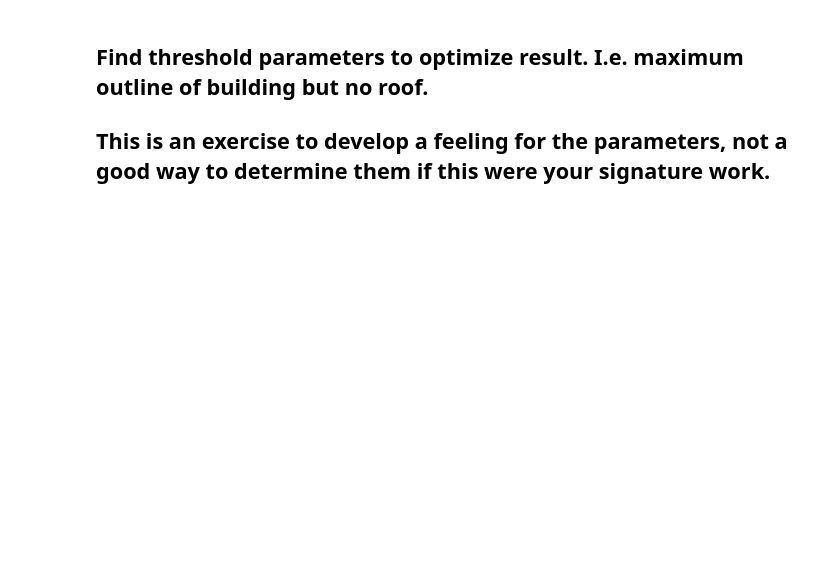
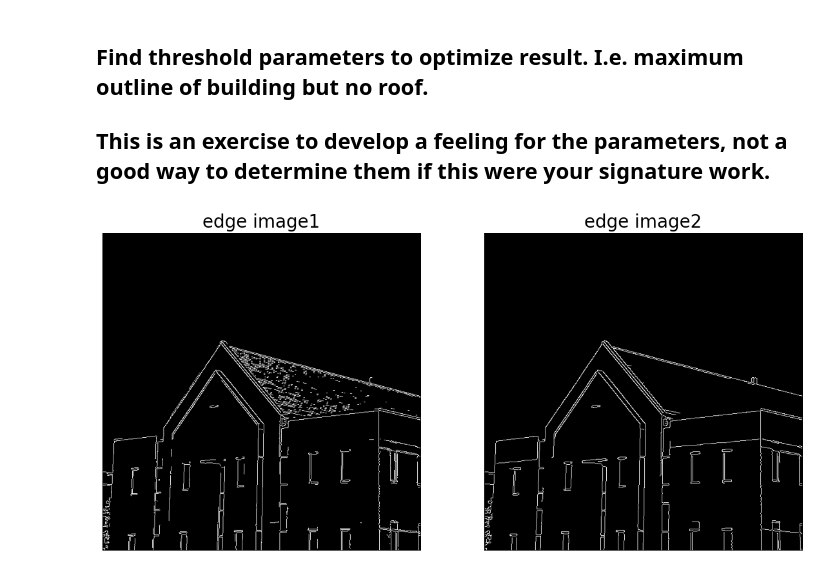
Before and after one commit to Matty-7/CS302-ComputerVision, a Jupyter notebook: 07_notebooks/07 Canny edge IC.ipynb, the cells around one changed output. Drawn from its saved outputs; the diff is of its cells as text; code cells hidden in the pictures; blank space fills up the shorter version.

Commit message:
canny edge

```diff
--- a/07_notebooks/07 Canny edge IC.ipynb
+++ b/07_notebooks/07 Canny edge IC.ipynb
@@ -30,3 +32,23 @@ plt.show()
 ## Find threshold parameters to optimize result. I.e. maximum outline of building but no roof.
 
 ## This is an exercise to develop a feeling for the parameters, not a good way to determine them if this were your signature work.
+# %%
+img = imread('house.tif')
+
+edges_img2 = canny(img,  sigma=1, low_threshold=55, high_threshold=150)
+
+plt.figure(figsize=(14,7))
+
+plt.subplot(121)
+plt.imshow(edges_img,cmap = 'gray')
+plt.title('edge image1', fontsize=20)
+plt.axis('off')
+
+plt.subplot(122)
+plt.imshow(edges_img2,cmap = 'gray')
+plt.title('edge image2', fontsize=20)
+plt.axis('off')
+
+plt.show()
+# %% [output]
+[figure, added]
```
Also changed, not shown: parts of 1 cell of this notebook.
